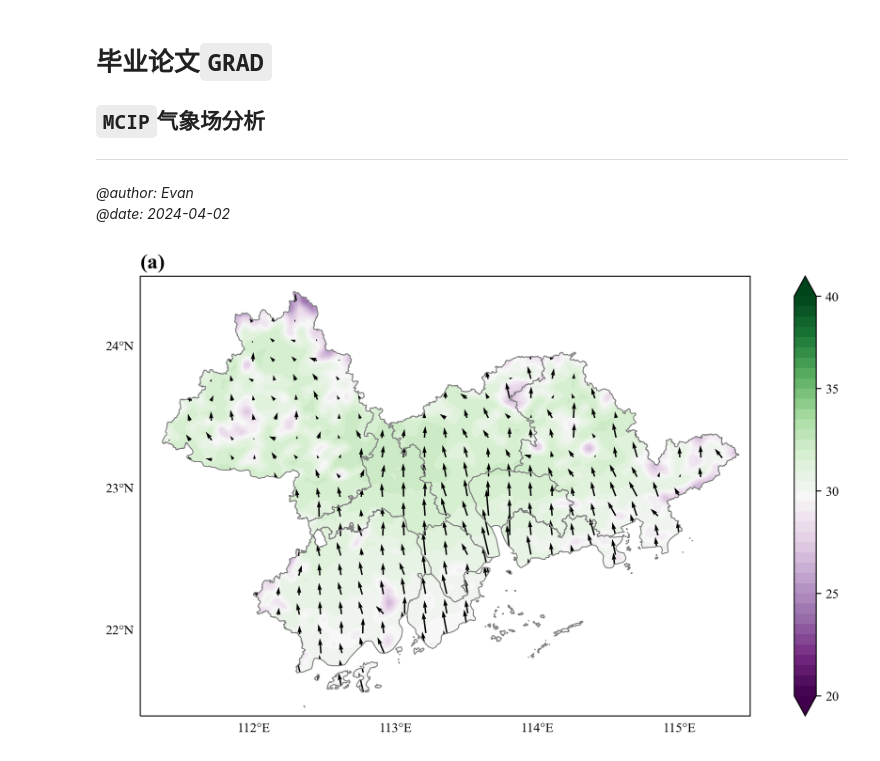
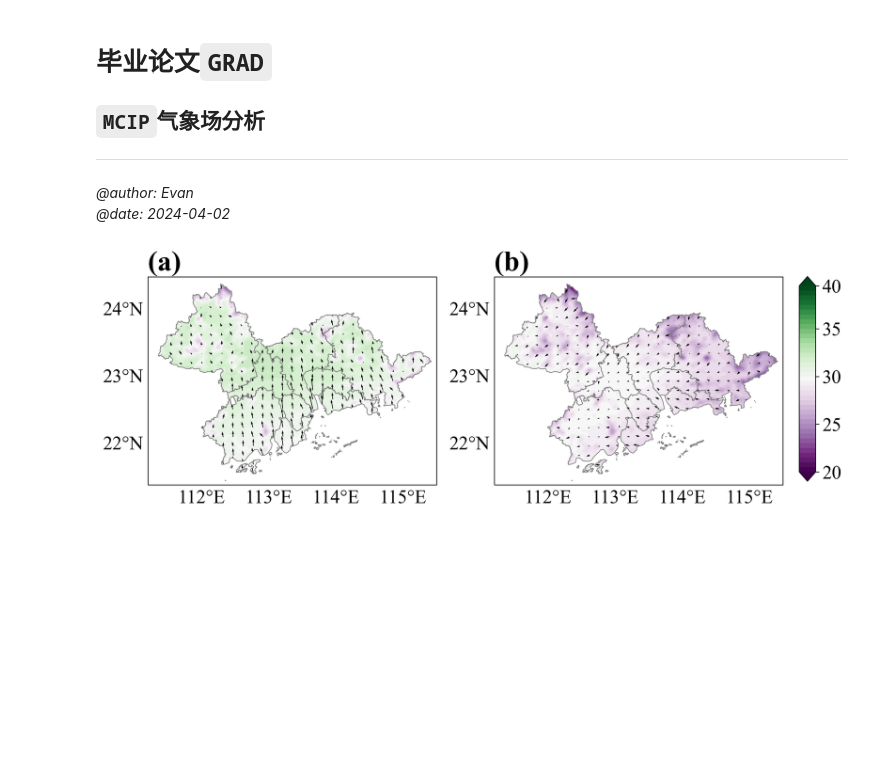
Before and after one commit to Iphisxu/MasterGRAD-Seasonally, a Jupyter notebook: scripts/Ground/Plot_spatial/K_index.ipynb, the cells around one changed output. Saved outputs shown, nothing was run; the diff lists cells and outputs as text; code cells hidden in the pictures; blank space fills up the shorter version.

```diff
--- a/scripts/Ground/Plot_spatial/K_index.ipynb
+++ b/scripts/Ground/Plot_spatial/K_index.ipynb
@@ -119,9 +119,9 @@ cmax=40
 cmstep=0.5
 cbstep=5
 # %%
-plot_PRD_map(avg_summer_uw, cmin, cmax, cmstep, cbstep,
-             mean_summer, uwind_summer, vwind_summer,
+map_noneobs(avg_summer_uw, cmin, cmax, cmstep, cbstep,
+             mean_summer, mean_autumn,uwind_summer, vwind_summer,uwind_autumn, vwind_autumn,
              ngrid=5, scale=100, headwidth=3,
-             mapcolor='PRGn',title='(a)', colorbar_label='')
+             mapcolor='PRGn',colorbar_label='')
 # %% [output]
-[figure, old version]
+[figure, new version]
```
Also changed, not shown: parts of 5 cells of this notebook, 9 other files.
